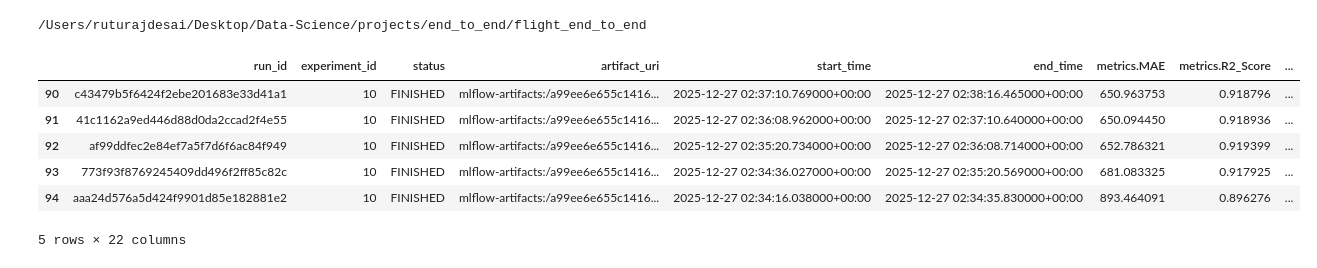
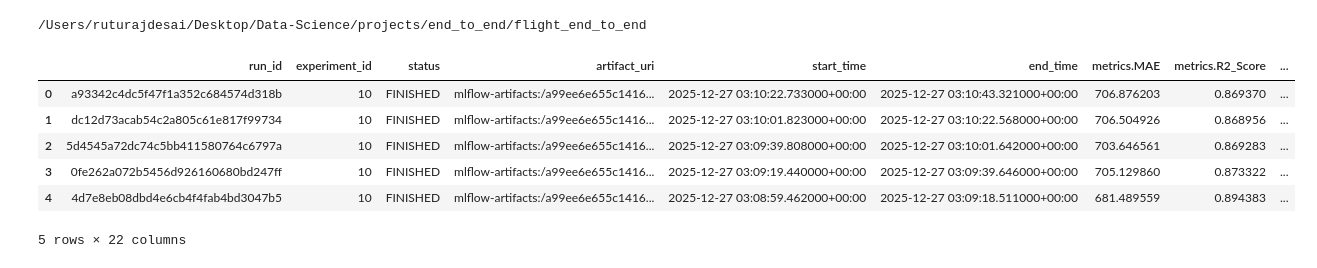
Before and after one commit to Rutu-RD/flight_prediction, a Jupyter notebook: notebooks/notebook_01.ipynb, the cells around one changed output. Drawn from its saved outputs; the diff is of its cells as text; code cells hidden in the pictures.

```diff
--- a/notebooks/notebook_01.ipynb
+++ b/notebooks/notebook_01.ipynb
@@ -414,16 +414,16 @@ print(os.getcwd())
 # %%
 path=os.getcwd()
 df=pd.read_csv(path+'/flight_prediction/models/reports/experiments_run_df/hyperparameter_tuning_runs.csv')
-xgb_df=df[df['parent_run_name']=='xgboost_hyperparameter_tuning']
+xgb_df=df[df['parent_run_name']=='xgb_hyperparameter_tuning']
 rf_df=df[df['parent_run_name']=='rf_hyperparameter_tuning']
 # %%
-rf_df.head()
+xgb_df.head()
 # %% [output]
 |  | run_id | experiment_id | status | artifact_uri | start_time | end_time | metrics.MAE | metrics.R2_Score | ... |
-| 90 | c43479b5f6424f2ebe201683e33d41a1 | 10 | FINISHED | mlflow-artifacts:/a99ee6e655c1416... | 2025-12-27 02:37:10.769000+00:00 | 2025-12-27 02:38:16.465000+00:00 | 650.963753 | 0.918796 | ... |
-| 91 | 41c1162a9ed446d88d0da2ccad2f4e55 | 10 | FINISHED | mlflow-artifacts:/a99ee6e655c1416... | 2025-12-27 02:36:08.962000+00:00 | 2025-12-27 02:37:10.640000+00:00 | 650.094450 | 0.918936 | ... |
-| 92 | af99ddfec2e84ef7a5f7d6f6ac84f949 | 10 | FINISHED | mlflow-artifacts:/a99ee6e655c1416... | 2025-12-27 02:35:20.734000+00:00 | 2025-12-27 02:36:08.714000+00:00 | 652.786321 | 0.919399 | ... |
-| 93 | 773f93f8769245409dd496f2ff85c82c | 10 | FINISHED | mlflow-artifacts:/a99ee6e655c1416... | 2025-12-27 02:34:36.027000+00:00 | 2025-12-27 02:35:20.569000+00:00 | 681.083325 | 0.917925 | ... |
-| 94 | aaa24d576a5d424f9901d85e182881e2 | 10 | FINISHED | mlflow-artifacts:/a99ee6e655c1416... | 2025-12-27 02:34:16.038000+00:00 | 2025-12-27 02:34:35.830000+00:00 | 893.464091 | 0.896276 | ... |
+| 0 | a93342c4dc5f47f1a352c684574d318b | 10 | FINISHED | mlflow-artifacts:/a99ee6e655c1416... | 2025-12-27 03:10:22.733000+00:00 | 2025-12-27 03:10:43.321000+00:00 | 706.876203 | 0.869370 | ... |
+| 1 | dc12d73acab54c2a805c61e817f99734 | 10 | FINISHED | mlflow-artifacts:/a99ee6e655c1416... | 2025-12-27 03:10:01.823000+00:00 | 2025-12-27 03:10:22.568000+00:00 | 706.504926 | 0.868956 | ... |
+| 2 | 5d4545a72dc74c5bb411580764c6797a | 10 | FINISHED | mlflow-artifacts:/a99ee6e655c1416... | 2025-12-27 03:09:39.808000+00:00 | 2025-12-27 03:10:01.642000+00:00 | 703.646561 | 0.869283 | ... |
+| 3 | 0fe262a072b5456d926160680bd247ff | 10 | FINISHED | mlflow-artifacts:/a99ee6e655c1416... | 2025-12-27 03:09:19.440000+00:00 | 2025-12-27 03:09:39.646000+00:00 | 705.129860 | 0.873322 | ... |
+| 4 | 4d7e8eb08dbd4e6cb4f4fab4bd3047b5 | 10 | FINISHED | mlflow-artifacts:/a99ee6e655c1416... | 2025-12-27 03:08:59.462000+00:00 | 2025-12-27 03:09:18.511000+00:00 | 681.489559 | 0.894383 | ... |
 5 rows × 22 columns
 # %%
```
Also changed, not shown: parts of 8 cells of this notebook, 6 other files.
